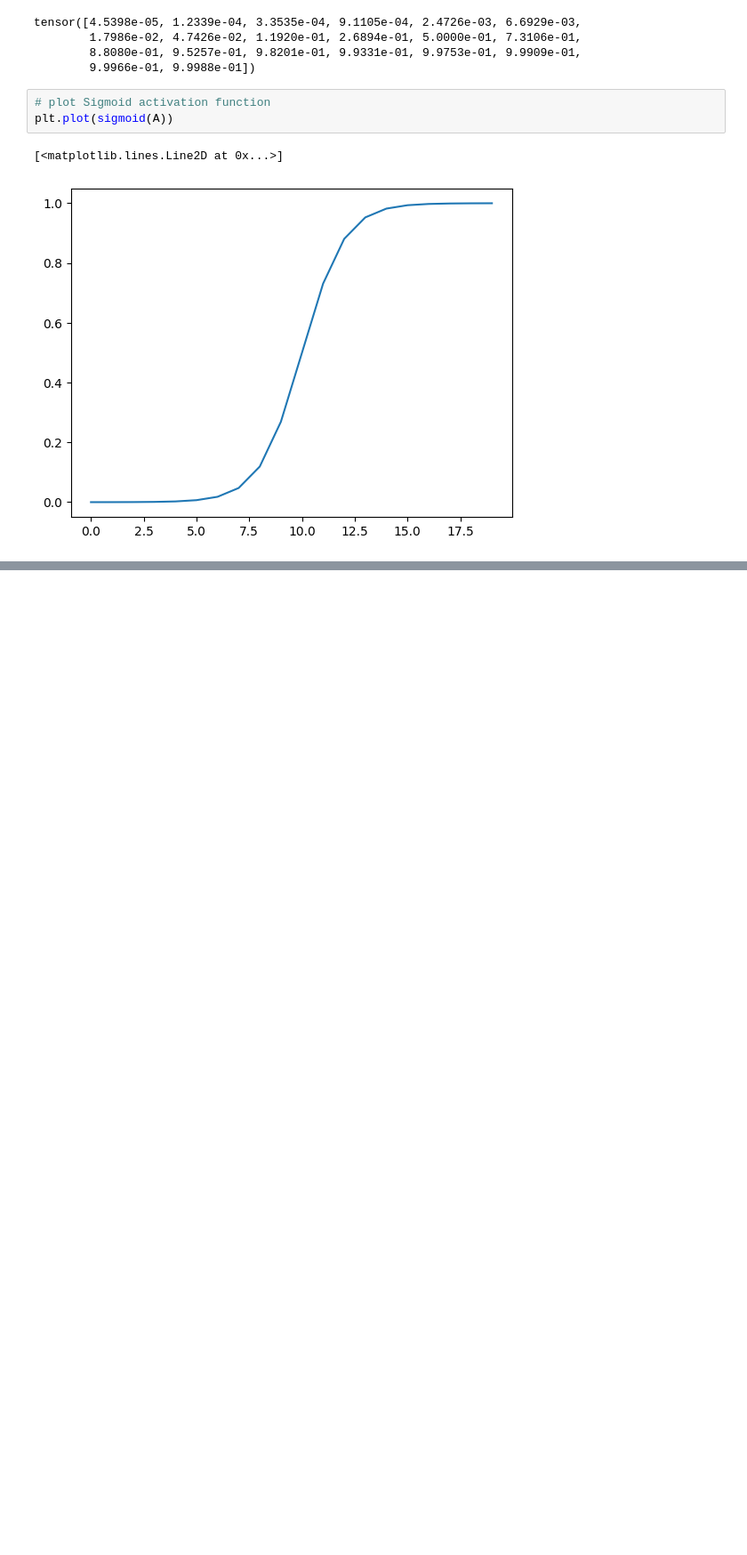
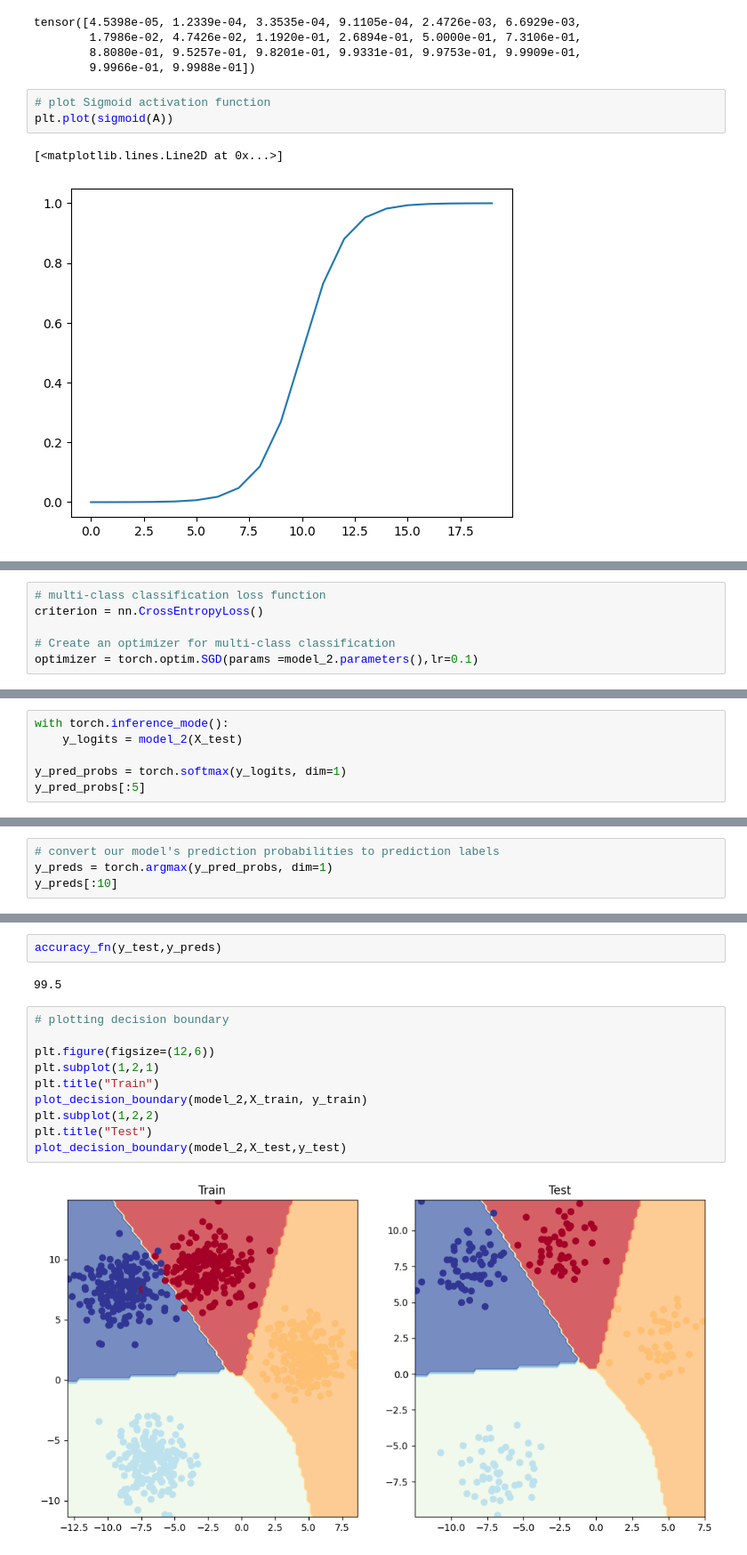
Before and after one commit to Bishal-Stha/machine_learning, a Jupyter notebook: Real_ML_Stuff/PyTorch/0_2_pytorch_fundamental_video.ipynb, the cells around one changed output, grey strips where cells are left out. Shown at 89% size. Cells and saved outputs as stored; diff of their text form; blank space fills up the shorter version.

```diff
--- a/Real_ML_Stuff/PyTorch/0_2_pytorch_fundamental_video.ipynb
+++ b/Real_ML_Stuff/PyTorch/0_2_pytorch_fundamental_video.ipynb
@@ -573,0 +667,6 @@ plt.plot(sigmoid(A))
+# %%
+# multi-class classification loss function
+criterion = nn.CrossEntropyLoss()
+
+# Create an optimizer for multi-class classification
+optimizer = torch.optim.SGD(params =model_2.parameters(),lr=0.1)
@@ -573,0 +679,6 @@ plt.plot(sigmoid(A))
+# %%
+with torch.inference_mode():
+    y_logits = model_2(X_test)
+
+y_pred_probs = torch.softmax(y_logits, dim=1)
+y_pred_probs[:5]
@@ -573,0 +695,4 @@ plt.plot(sigmoid(A))
+# %%
+# convert our model's prediction probabilities to prediction labels
+y_preds = torch.argmax(y_pred_probs, dim=1)
+y_preds[:10]
@@ -573,0 +832,16 @@ plt.plot(sigmoid(A))
+# %%
+accuracy_fn(y_test,y_preds)
+# %% [output]
+99.5
+# %%
+# plotting decision boundary
+
+plt.figure(figsize=(12,6))
+plt.subplot(1,2,1)
+plt.title("Train")
+plot_decision_boundary(model_2,X_train, y_train)
+plt.subplot(1,2,2)
+plt.title("Test")
+plot_decision_boundary(model_2,X_test,y_test)
+# %% [output]
+[figure, added]
```
Also changed, not shown: parts of 31 cells of this notebook.
